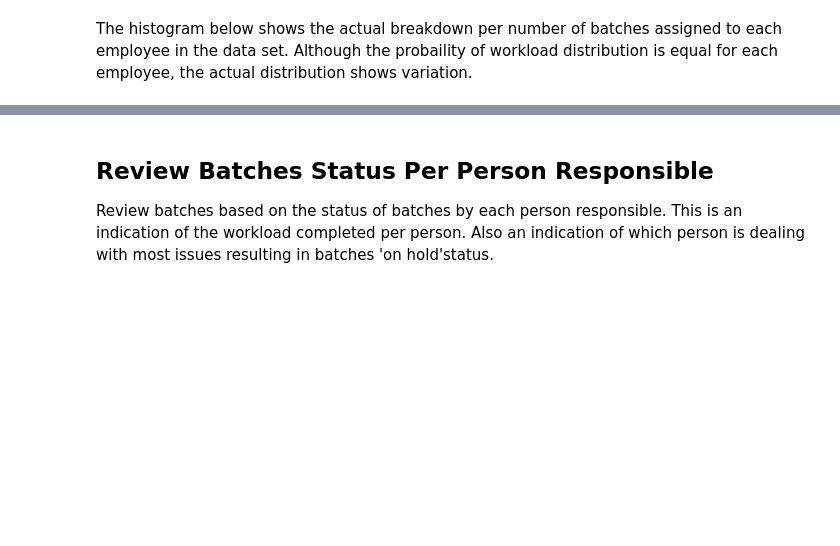
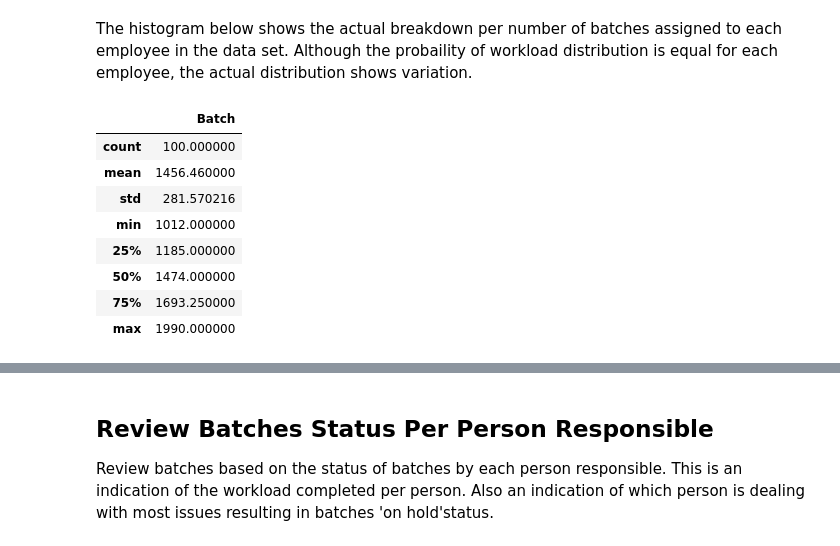
Before and after one commit to GraceAKelly/Randomdataset, a Jupyter notebook: Random Data Set Generation.ipynb, the cells around one changed output, grey strips where cells are left out. Drawn from its saved outputs; the diff is of its cells as text; code cells hidden in the pictures; blank space fills up the shorter version.

```diff
--- a/Random Data Set Generation.ipynb
+++ b/Random Data Set Generation.ipynb
@@ -69,3 +69,15 @@ df
 100 rows × 5 columns
 # %% [markdown]
 The histogram below shows the actual breakdown per number of batches assigned to each employee in the data set. Although the probaility of workload distribution is equal for each employee, the actual distribution shows variation.
+# %%
+df.describe()
+# %% [output]
+|  | Batch |
+| count | 100.000000 |
+| mean | 1456.460000 |
+| std | 281.570216 |
+| min | 1012.000000 |
+| 25% | 1185.000000 |
+| 50% | 1474.000000 |
+| 75% | 1693.250000 |
+| max | 1990.000000 |
```
Also changed, not shown: parts of 18 cells of this notebook.
